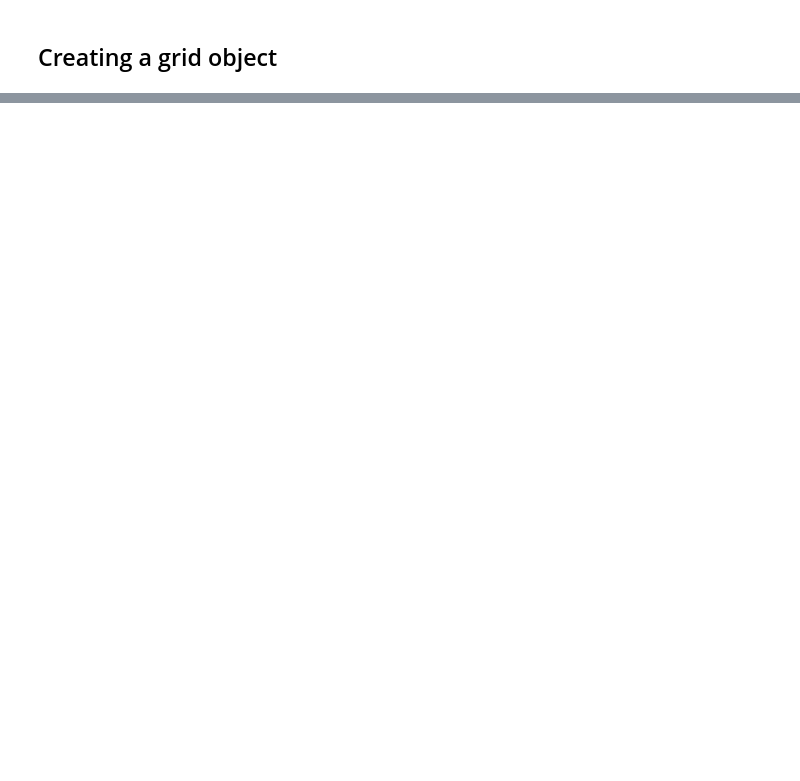
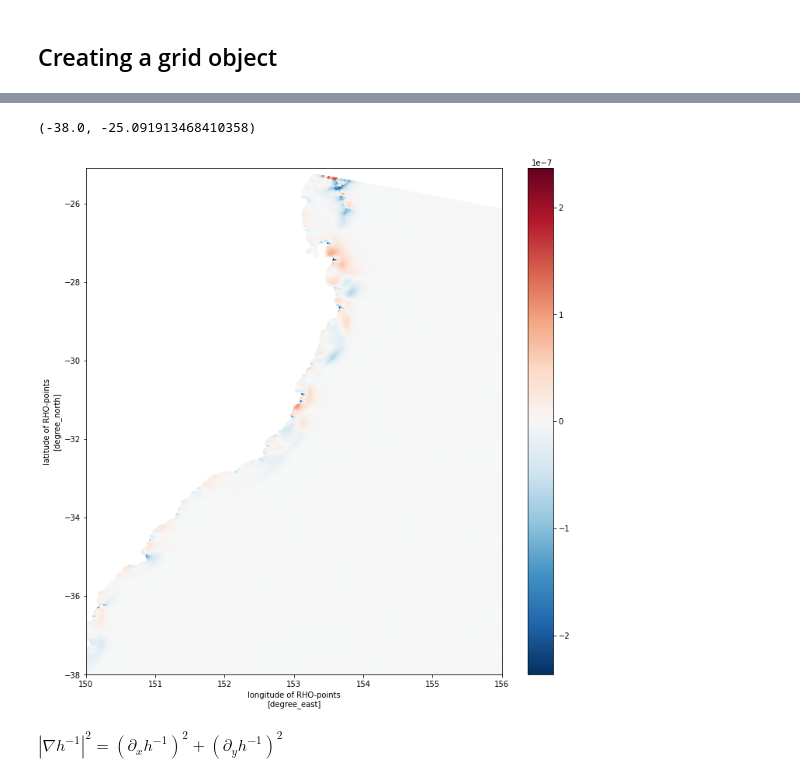
Before and after one commit to nmalan/EAC_Xshelf_volume_transport, a Jupyter notebook: stanley_eqn.ipynb, the cells around one changed output, grey strips where cells are left out. Saved outputs shown, nothing was run; the diff lists cells and outputs as text; code cells hidden in the pictures; blank space fills up the shorter version.

```diff
--- a/stanley_eqn.ipynb
+++ b/stanley_eqn.ipynb
@@ -71,0 +96,20 @@ grid = Grid(ds, coords=coords, metrics=metrics, periodic=[])
+# %%
+# Calculate div (ubar / h)
+ubar = ds.ubar[0,:,:]
+vbar = ds.vbar[0,:,:]
+ds['hr_onU'] = grid.interp(1 / ds.h, 'X') #keep_coords=True ??
+ds['hr_onV'] = grid.interp(1 / ds.h, 'Y')
+flux_u = ds.hr_onU * ubar * ds.dy_u  # (i-1/2, j)
+flux_v = ds.hr_onV * vbar * ds.dx_v  # (i, j-1/2)
+#divg_ubar_div_h = (flux_u.shift(xi_u=-1) - flux_u + flux_v.shift(eta_v=-1) - flux_v) / ds.dA
+divg_ubar_div_h = (grid.diff(flux_u, 'X', boundary='extend') + grid.diff(flux_v, 'Y', boundary='extend')) / ds.dA
+# %%
+fig = plt.figure(figsize=(12,12))
+divg_ubar_div_h.plot(x='lon_rho', y='lat_rho')
+plt.xlim(150, 156)
+plt.ylim(-38, None)
+# %% [output]
+(-38.0, -25.091913468410358)
+[figure, added]
+# %% [markdown]
+$|\nabla h^{-1}|^2 = (\partial_x h^{-1})^2 + (\partial_y h^{-1})^2$
```
Also changed, not shown: parts of 9 cells of this notebook.
